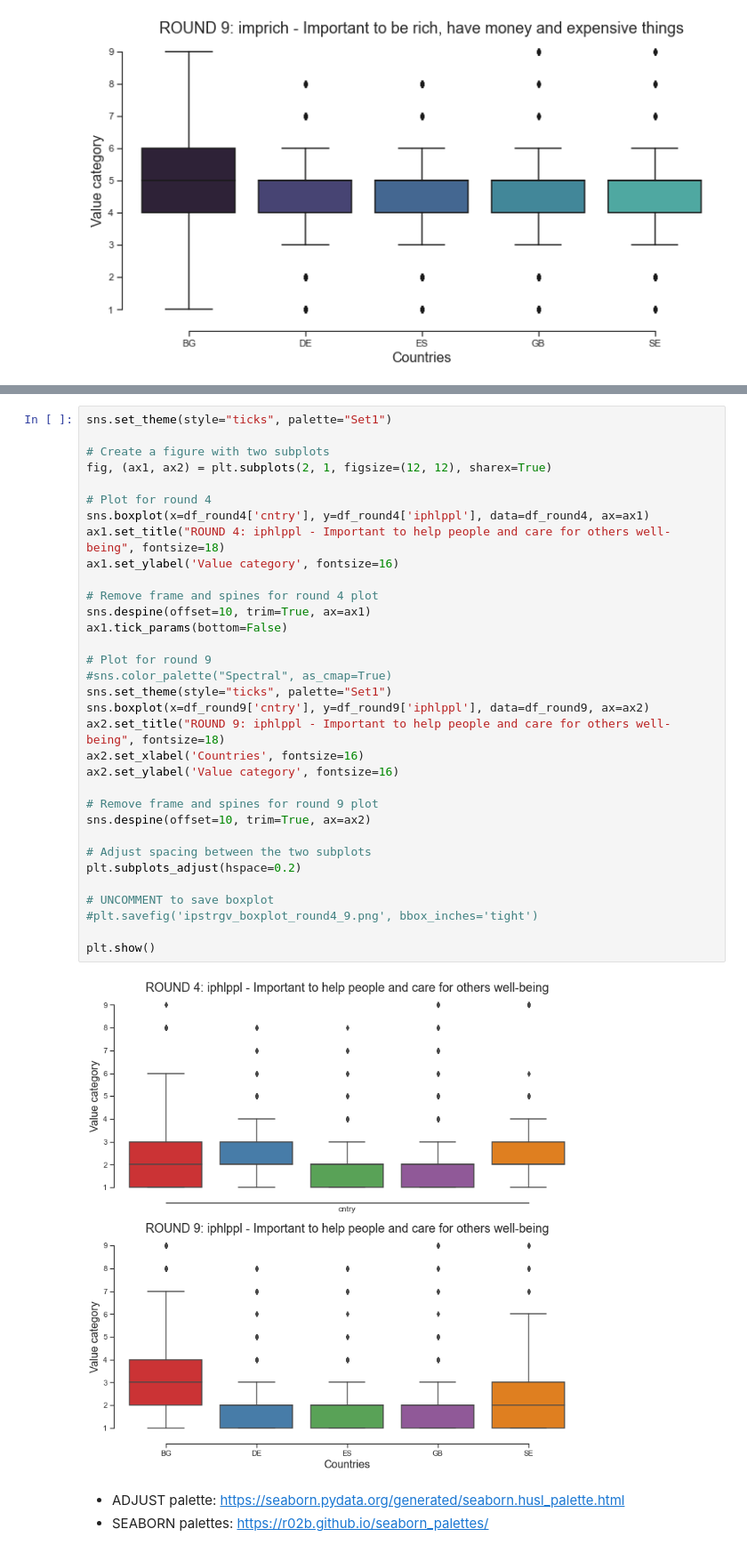
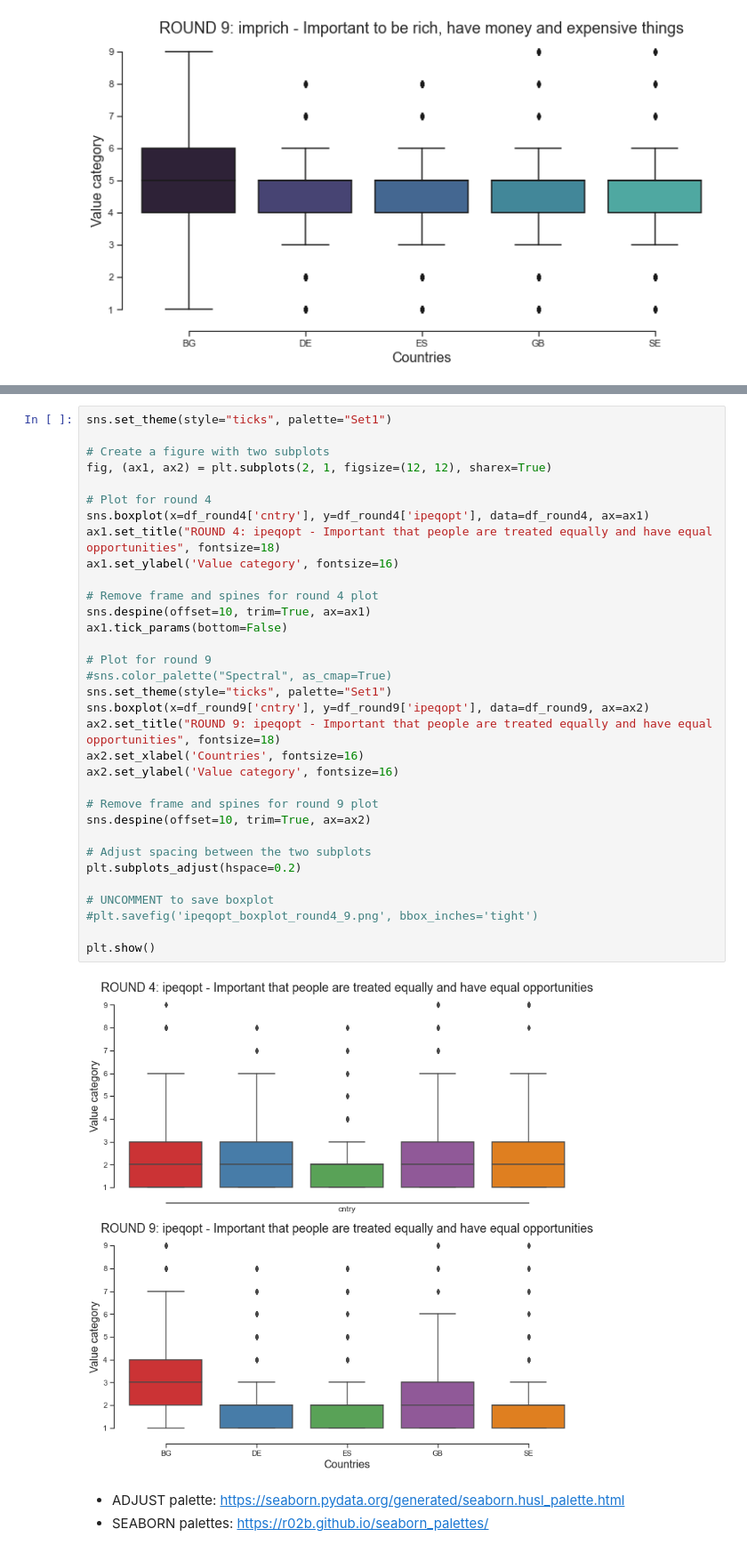
Before and after one commit to faufreiter/DDRM4DH_2023S, a Jupyter notebook: dataset_DDR4DH.ipynb, the cells around one changed output, grey strips where cells are left out. Shown at 89% size. Drawn from its saved outputs; the diff is of its cells as text.

Commit message:
Adding/saving plots

```diff
--- a/dataset_DDR4DH.ipynb
+++ b/dataset_DDR4DH.ipynb
@@ -282,38 +282,38 @@ plt.show()
 # %%
 sns.set_theme(style="ticks", palette="Set1")
 
 # Create a figure with two subplots
 fig, (ax1, ax2) = plt.subplots(2, 1, figsize=(12, 12), sharex=True)
 
 # Plot for round 4
-sns.boxplot(x=df_round4['cntry'], y=df_round4['iphlppl'], data=df_round4, ax=ax1)
-ax1.set_title("ROUND 4: iphlppl - Important to help people and care for others well-being", fontsize=18)
+sns.boxplot(x=df_round4['cntry'], y=df_round4['ipeqopt'], data=df_round4, ax=ax1)
+ax1.set_title("ROUND 4: ipeqopt - Important that people are treated equally and have equal opportunities", fontsize=18)
 ax1.set_ylabel('Value category', fontsize=16)
 
 # Remove frame and spines for round 4 plot
 sns.despine(offset=10, trim=True, ax=ax1)
 ax1.tick_params(bottom=False)
 
 # Plot for round 9
 #sns.color_palette("Spectral", as_cmap=True)
 sns.set_theme(style="ticks", palette="Set1")
-sns.boxplot(x=df_round9['cntry'], y=df_round9['iphlppl'], data=df_round9, ax=ax2)
-ax2.set_title("ROUND 9: iphlppl - Important to help people and care for others well-being", fontsize=18)
+sns.boxplot(x=df_round9['cntry'], y=df_round9['ipeqopt'], data=df_round9, ax=ax2)
+ax2.set_title("ROUND 9: ipeqopt - Important that people are treated equally and have equal opportunities", fontsize=18)
 ax2.set_xlabel('Countries', fontsize=16)
 ax2.set_ylabel('Value category', fontsize=16)
 
 # Remove frame and spines for round 9 plot
 sns.despine(offset=10, trim=True, ax=ax2)
 
 # Adjust spacing between the two subplots
 plt.subplots_adjust(hspace=0.2)
 
 # UNCOMMENT to save boxplot
-#plt.savefig('ipstrgv_boxplot_round4_9.png', bbox_inches='tight')
+#plt.savefig('ipeqopt_boxplot_round4_9.png', bbox_inches='tight')
 
 plt.show()
 # %% [output]
-[figure, old version]
+[figure, new version]
 # %% [markdown]
 * ADJUST palette: https://seaborn.pydata.org/generated/seaborn.husl_palette.html
 * SEABORN palettes: https://r02b.github.io/seaborn_palettes/
```
Also changed, not shown: parts of 8 cells of this notebook, 5 other files.
